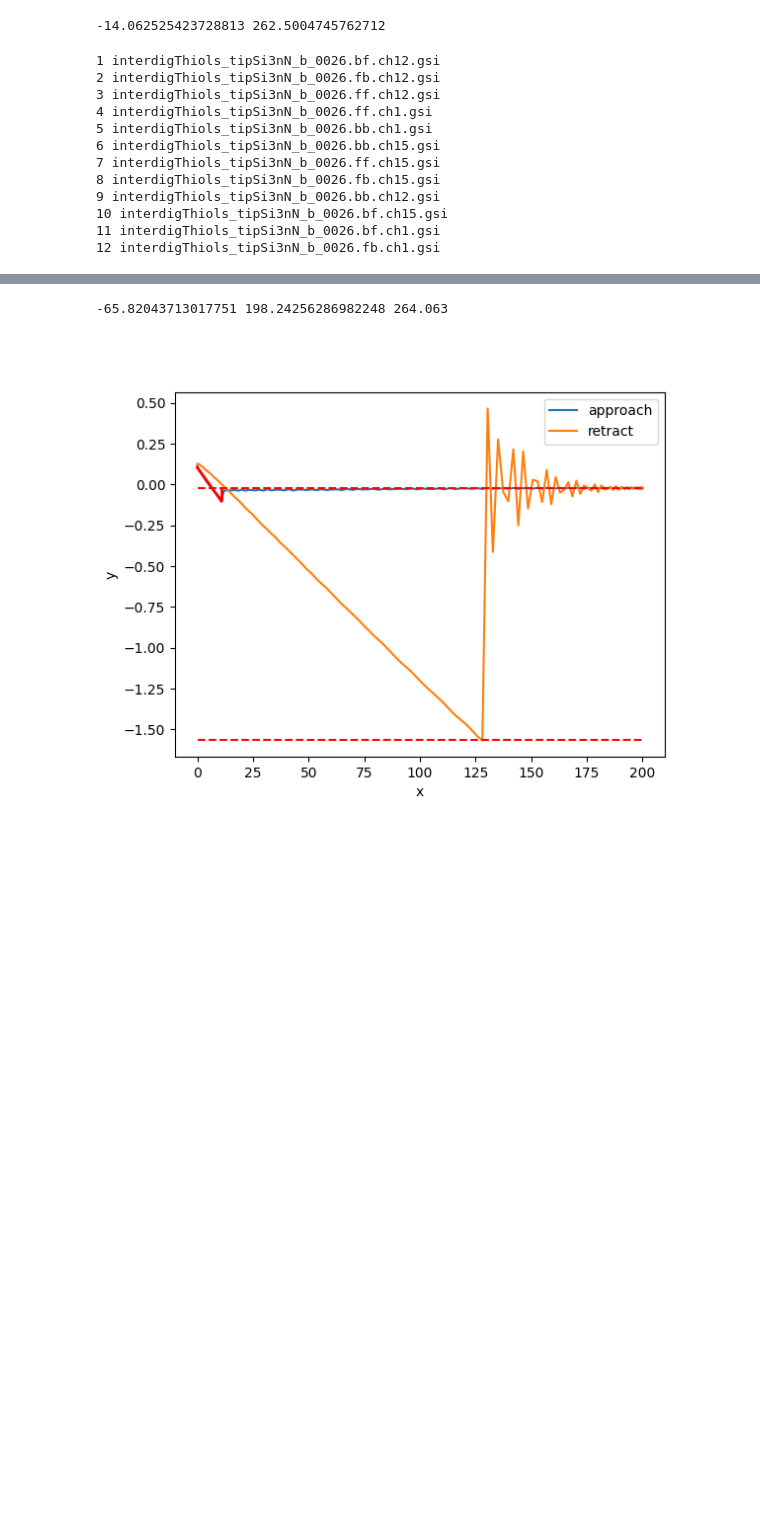
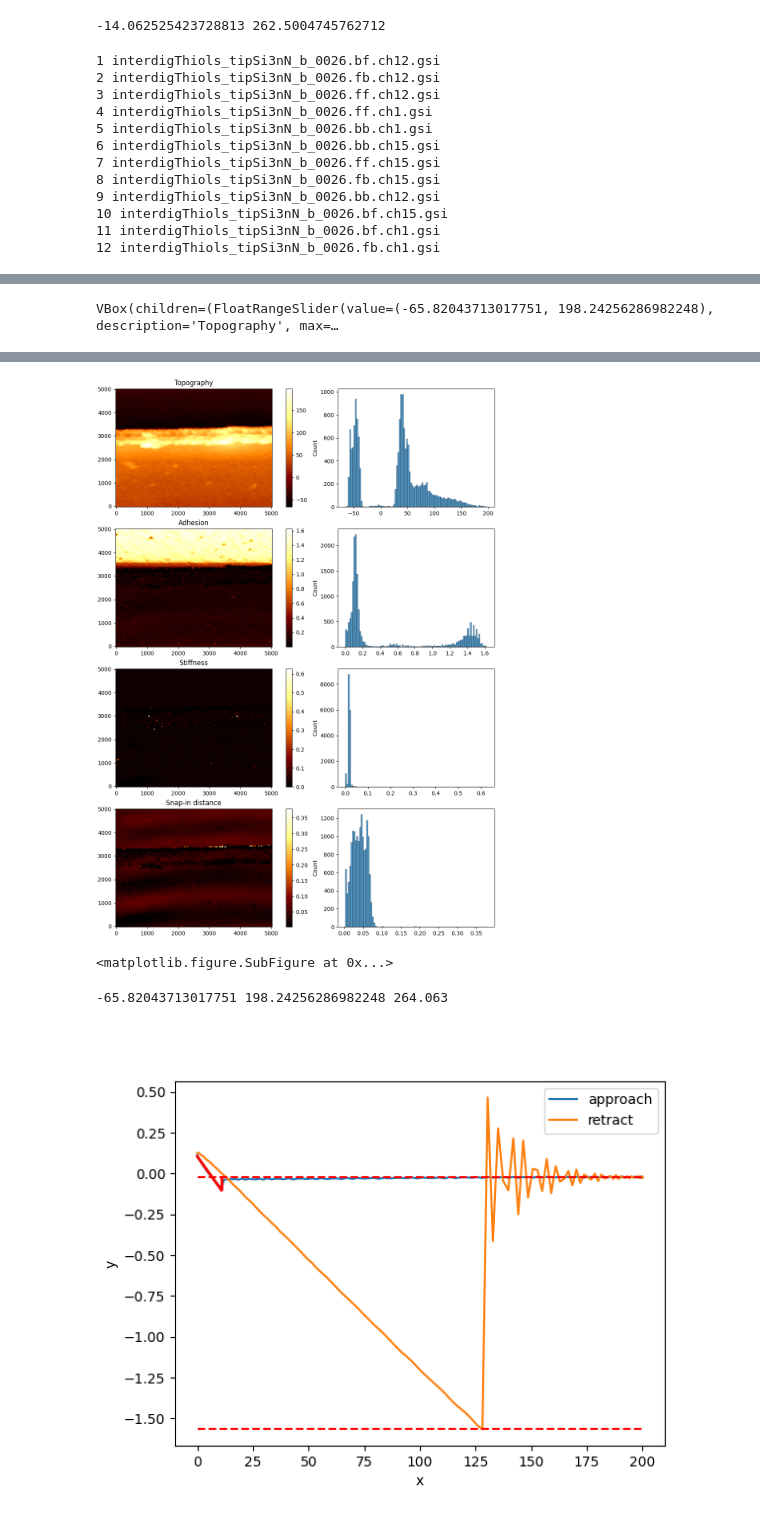
Before and after one commit to PranavSudersan/AFM-Dashboard, a Jupyter notebook: Calibrator.ipynb, the cells around one changed output, grey strips where cells are left out. Cells and saved outputs as stored; diff of their text form; code cells hidden in the pictures; blank space fills up the shorter version.

```diff
--- a/Calibrator.ipynb
+++ b/Calibrator.ipynb
@@ -371,0 +611,72 @@ VBox(children=(ToggleButtons(options=('Excitation frequency', 'Normal force', 'A
+# %%
+#close dashboard-3 figure if already open
+for fignum_i in plt.get_fignums():
+    figlab_i = plt.figure(fignum_i).get_label()
+    if figlab_i == 'dash3':
+        plt.close(figlab_i)
+imgdir = 'Forward'
+bin_num3 = 100 #number of bins for histogram
+fig3, ax3 = plt.subplots(len(param_list),2, figsize=(10,3.5*len(param_list)), num='dash3', layout='constrained')
+fig3.canvas.header_visible = False
+fig3.canvas.toolbar_position = 'bottom'
+pmesh_top3, cb_top3, slide_range3 = {}, {}, {}
+for i, param_i in enumerate(param_list):
+    if param_i == 'Topography':
+        xx, yy, zz = get_imgdata(data_dict[param_i][f'Image {img_dir} with Forward Ramps'])
+    else:
+        xx, yy, zz = get_imgdata(param_data_dict[param_i][imgdir])
+    vmin, vmax = zz.min(), zz.max()
+    pmesh_top3[param_i] = ax3[i][0].pcolormesh(xx,yy,zz, cmap='afmhot',vmin=vmin, vmax=vmax)
+    cb_top3[param_i] = plt.colorbar(pmesh_top3[param_i], ax=ax3[i][0])
+    sns.histplot(zz.flatten(), ax=ax3[i][1], binrange=(vmin,vmax), bins=bin_num3)
+    ax3[i][0].set_title(param_i)
+    #range slider
+    slide_range3[param_i] = widgets.FloatRangeSlider(value=(vmin,vmax),min=vmin, max=vmax,step=(vmax-vmin)/100,
+                                                     description=param_i,readout=True)
+# plt.tight_layout()
+
+#widgets
+imgdir_button3 = widgets.ToggleButtons(options=['Forward', 'Backward'],
+                                    # description='Channel:',
+                                     disabled=False)
+dash3_output = widgets.Output()
+dash3_box1 = widgets.VBox([imgdir_button3])
+dash3_box2 = widgets.VBox(list(slide_range3.values()))
+
+#update functions
+@dash3_output.capture()
+def dash3_update_imgdir(change):
+    img_dir = change.new
+    for i, param_i in enumerate(param_list):
+        if param_i == 'Topography':
+            xx, yy, zz = get_imgdata(data_dict[param_i][f'Image {img_dir} with Forward Ramps'])
+        else:
+            xx, yy, zz = get_imgdata(param_data_dict[param_i][imgdir])
+        vmin, vmax = zz.min(), zz.max()
+        pmesh_top3[param_i].set_array(zz)
+        pmesh_top3[param_i].set_clim(vmin, vmax)
+        ax3[i][1].clear()
+        sns.histplot(zz.flatten(), ax=ax3[i][1], binrange=(vmin,vmax), bins=bin_num3)
+        fig3.canvas.draw()
+
+@dash3_output.capture()
+def dash3_update_range(change):
+    vmin, vmax = change.new
+    param_i = change.owner.description
+    i = param_list.index(param_i)
+    if param_i == 'Topography':
+        xx, yy, zz = get_imgdata(data_dict[param_i][f'Image {img_dir} with Forward Ramps'])
+    else:
+        xx, yy, zz = get_imgdata(param_data_dict[param_i][imgdir])
+    pmesh_top3[param_i].set_clim(vmin, vmax)
+    ax3[i][1].clear()
+    sns.histplot(zz.flatten(), ax=ax3[i][1], binrange=(vmin,vmax), bins=bin_num3)
+    fig3.canvas.draw()
+
+imgdir_button3.observe(dash3_update_imgdir, 'value')
+for slide_i in slide_range3.values():
+    slide_i.observe(dash3_update_range, ['value', 'description'])
+display(dash3_box1)
+display(dash3_box2)
+display(dash3_output)
+# %% [output]
@@ -371,0 +684 @@ VBox(children=(ToggleButtons(options=('Excitation frequency', 'Normal force', 'A
+VBox(children=(FloatRangeSlider(value=(-65.82043713017751, 198.24256286982248), description='Topography', max=…
@@ -372,3 +686,8 @@ VBox(children=(ToggleButtons(options=('Excitation frequency', 'Normal force', 'A
+[figure, added]
+# %%
+subfig3[0][0]
+# %% [output]
+<matplotlib.figure.SubFigure at 0x...>
 # %%
 channel = 'Topography' #'Excitation frequency', 'Normal force', 'Amplitude', 'Topography'
 chan_dir = 'Image Forward with Backward Ramps' #'Image Forward with Forward Ramps', 'Image Backward with Backward Ramps', 'Image Backward with Forward Ramps', 'Image Forward with Backward Ramps'
```
Also changed, not shown: parts of 4 cells of this notebook, 1 other file.
